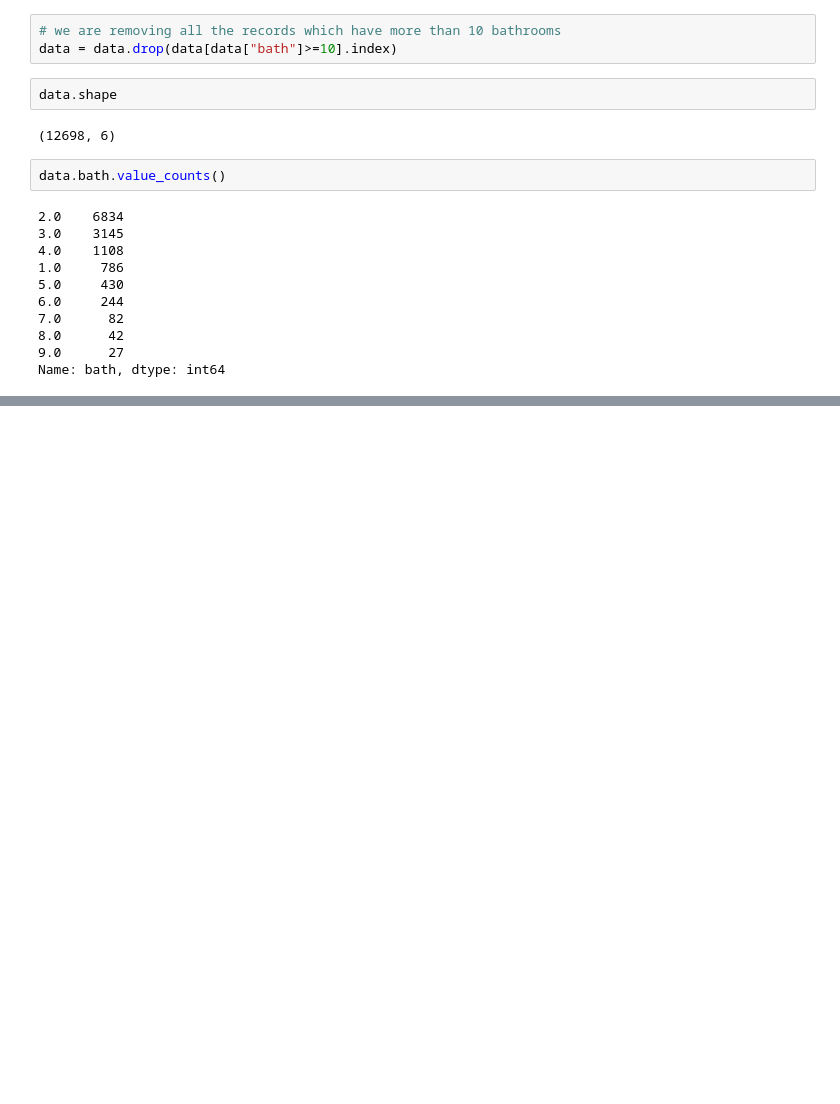
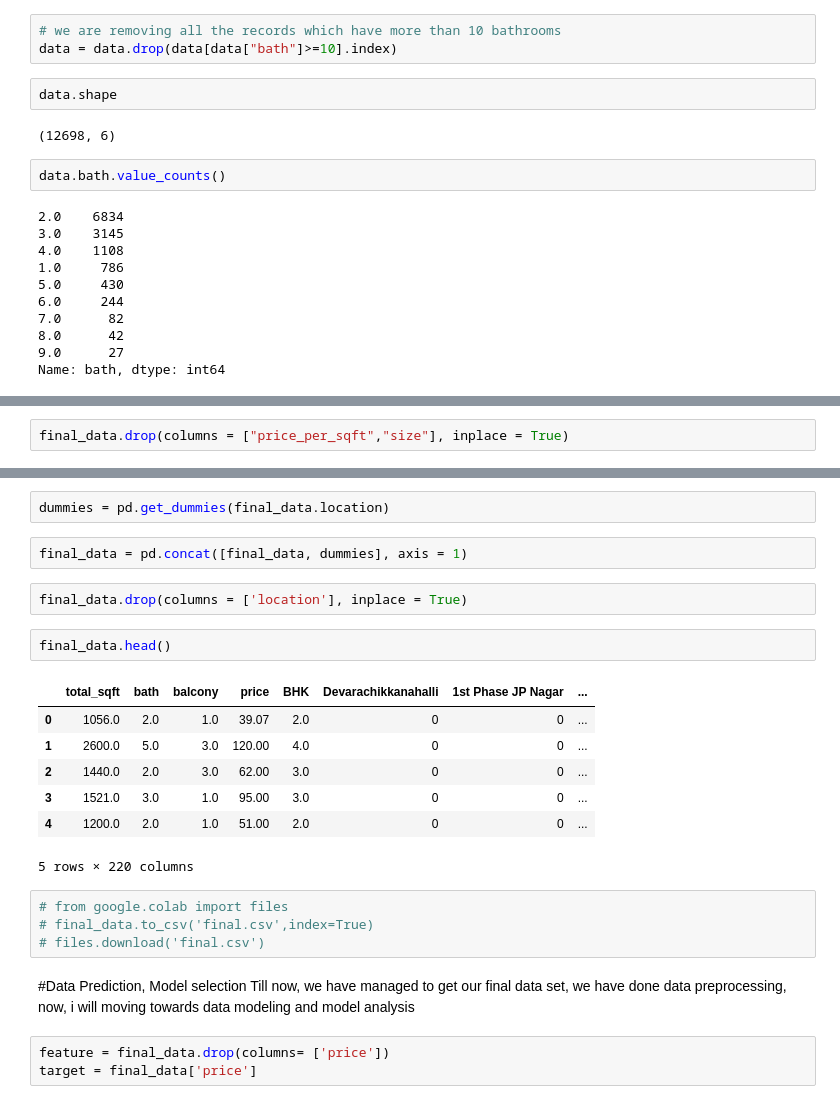
Before and after one commit to SP-TechForest/House_Price_Prediction, a Jupyter notebook: Data_Preprocessing.ipynb, the cells around one changed output, grey strips where cells are left out. Cells and saved outputs as stored; diff of their text form; blank space fills up the shorter version.

```diff
--- a/Data_Preprocessing.ipynb
+++ b/Data_Preprocessing.ipynb
@@ -246,0 +582,2 @@ Name: bath, dtype: int64
+# %%
+final_data.drop(columns = ["price_per_sqft","size"], inplace = True)
@@ -246,0 +593,26 @@ Name: bath, dtype: int64
+# %%
+dummies = pd.get_dummies(final_data.location)
+# %%
+final_data = pd.concat([final_data, dummies], axis = 1)
+# %%
+final_data.drop(columns = ['location'], inplace = True)
+# %%
+final_data.head()
+# %% [output]
+|  | total_sqft | bath | balcony | price | BHK | Devarachikkanahalli | 1st Phase JP Nagar | ... |
+| 0 | 1056.0 | 2.0 | 1.0 | 39.07 | 2.0 | 0 | 0 | ... |
+| 1 | 2600.0 | 5.0 | 3.0 | 120.00 | 4.0 | 0 | 0 | ... |
+| 2 | 1440.0 | 2.0 | 3.0 | 62.00 | 3.0 | 0 | 0 | ... |
+| 3 | 1521.0 | 3.0 | 1.0 | 95.00 | 3.0 | 0 | 0 | ... |
+| 4 | 1200.0 | 2.0 | 1.0 | 51.00 | 2.0 | 0 | 0 | ... |
+5 rows × 220 columns
+# %%
+# from google.colab import files
+# final_data.to_csv('final.csv',index=True)
+# files.download('final.csv')
+# %% [markdown]
+#Data Prediction, Model selection
+Till now, we have managed to get our final data set, we have done data preprocessing, now, i will moving towards data modeling and model analysis
+# %%
+feature = final_data.drop(columns= ['price'])
+target = final_data['price']
```
Also changed, not shown: parts of 70 cells of this notebook.
